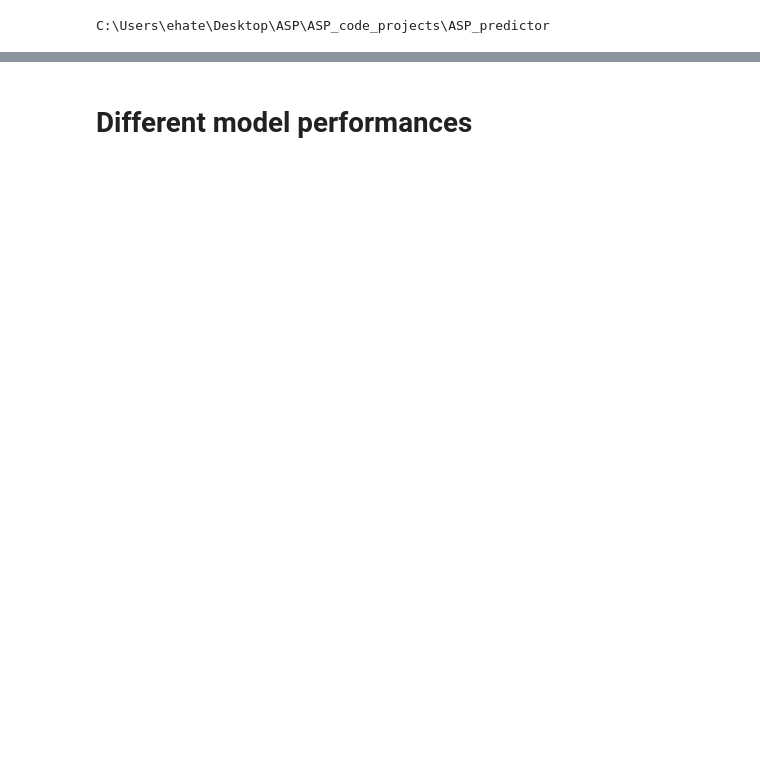
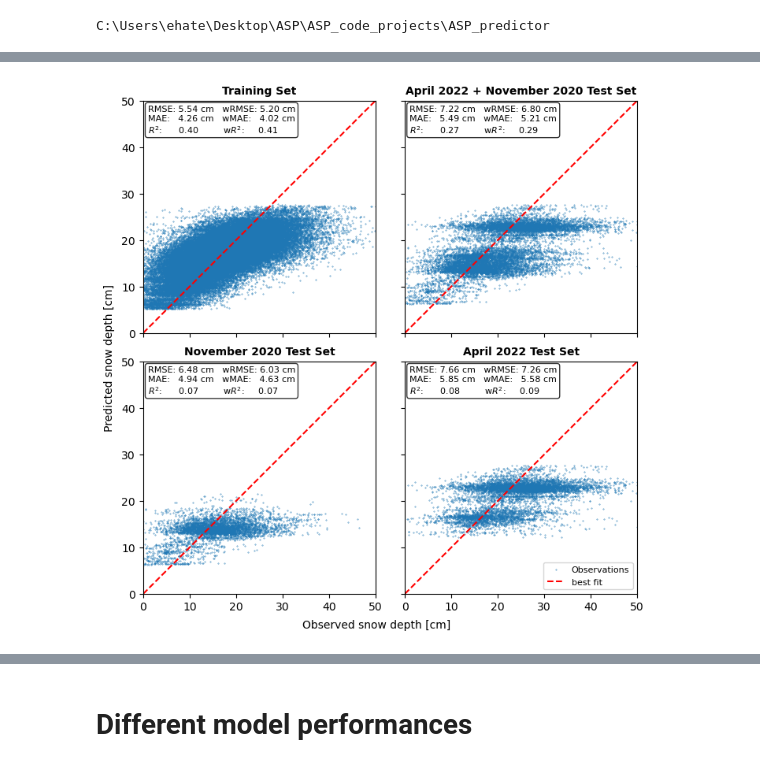
Before and after one commit to EHTellefsen/Arctic_Snow_Products, a Jupyter notebook: analysis/evaluate_model_performance.ipynb, the cells around one changed output, grey strips where cells are left out. Saved outputs shown, nothing was run; the diff lists cells and outputs as text; code cells hidden in the pictures; blank space fills up the shorter version.

```diff
--- a/analysis/evaluate_model_performance.ipynb
+++ b/analysis/evaluate_model_performance.ipynb
@@ -25,7 +13,0 @@ MODEL_SECONDARY_IDS = ['2020-2021', '2021-2022']
-# %%
-model = pickle.load(open(MODEL_FILE, 'rb'))
-
-full_df = pd.read_parquet(FULL_DATA_FILE)
-train_df = pd.read_parquet(TRAINING_DATA_FILE)
-nov_test_df = pd.read_parquet(TEST_FILE_NOVEMBER)
-apr_test_df = pd.read_parquet(TEST_FILE_APRIL)
@@ -99,0 +16,78 @@ plt.bar(model.input_features, model.model.feature_importances_)
+# %%
+%cd C:\Users\ehate\Desktop\ASP\ASP_code_projects\ASP_predictor
+
+# imports
+import pickle
+
+import pandas as pd
+import numpy as np
+import matplotlib.pyplot as plt
+
+import src.utils.standard_plots as sp
+
+data ={
+    'model': 'data/processed/models/final/ASP_RFR-model_LARM-smoothed_N3.125km.pkl',
+    'train': 'data/intermediate/datasets/EASE2_LARM-smoothed_N3.125km_v1.1/ASP_train.parquet',
+    'nov': 'data/intermediate/datasets/EASE2_LARM-smoothed_N3.125km_v1.1/ASP_test_2020-11-01_2020-12-01.parquet',
+    'apr': 'data/intermediate/datasets/EASE2_LARM-smoothed_N3.125km_v1.1/ASP_test_2022-04-01_2022-05-01.parquet'
+    }
+
+def obs_pred_plot(ax, y_true, y_pred, weights = None, val_range=(0,50),**kwargs):
+    scatter = ax.scatter(y_true, y_pred, c=weights, label='Observations',**kwargs)
+    ax.plot([val_range[0], val_range[1]], [val_range[0], val_range[1]], 'r--', label='best fit')
+    ax.set_xlim(val_range)
+    ax.set_ylim(val_range)
+
+
+
+fig, ax = plt.subplots(2, 2, figsize=(7,7),sharex=True, sharey=True, layout='constrained')
+model = pickle.load(open(data['model'], 'rb'))
+
+train_df = pd.read_parquet(data['train'])
+train_df = train_df[train_df['primary_id'].isin(['C2I'])]
+nov_test_df = pd.read_parquet(data['nov'])
+apr_test_df = pd.read_parquet(data['apr'])
+test_df = pd.concat([nov_test_df, apr_test_df], ignore_index=True)
+
+ax = ax.flatten()
+for dataset in [train_df, test_df, nov_test_df, apr_test_df]:
+    df = dataset
+    y_true = df['SD_mean'].values
+    y_pred = model.predict(df)
+    #weights = dataset['weight'].values
+
+    rmse = np.sqrt(np.mean((y_true - y_pred) ** 2))*100
+    wrmse = np.sqrt(np.mean(((y_true - y_pred) ** 2) * (df['num_samples'] / np.mean(df['num_samples']))))*100
+    mae = np.mean(np.abs(y_true - y_pred))*100
+    wmae = np.mean(np.abs(y_true - y_pred) * (df['num_samples'] / np.mean(df['num_samples'])))*100
+    r2 = 1 - (np.sum((y_true - y_pred) ** 2) / np.sum((y_true - np.mean(y_true)) ** 2))
+    wr2 = 1 - (np.sum(((y_true - y_pred) ** 2) * (df['num_samples'] / np.mean(df['num_samples'])) ) / np.sum( ((y_true - np.mean(y_true)) ** 2) * (df['num_samples'] / np.mean(df['num_samples'])) ))
+
+
+    if dataset.equals(train_df):
+        title = 'Training Set'
+        idx = 0
+    elif dataset.equals(test_df):
+        title = 'April 2022 + November 2020 Test Set'
+        idx = 1
+    elif dataset.equals(nov_test_df):
+        title = 'November 2020 Test Set'
+        idx = 2
+    else:
+        title = 'April 2022 Test Set'
+        idx = 3
+
+    obs_pred_plot(ax[idx], y_true*100, y_pred*100, val_range=(0,50), s=0.1)
+    #ax[idx].set_title(f'{title}\nRMSE: {rmse:.4f}, MAE: {mae:.4f}')
+    ax[idx].text(0.02, 0.98,
+        f"RMSE: {rmse:.2f} cm   wRMSE: {wrmse:.2f} cm" + "\n" +
+        f"MAE:   {mae:.2f} cm   wMAE:   {wmae:.2f} cm" + "\n" +
+        f"$R^2$:      {r2:.2f}         w$R^2$:     {wr2:.2f}",
+                transform=ax[idx].transAxes, fontsize=8, verticalalignment='top', bbox=dict(boxstyle='round', facecolor='white', alpha=0.8))
+    ax[idx].set_title(f'{title}', fontsize=10, fontweight='bold')
+    ax[idx].set_aspect('equal', 'box')
+fig.supxlabel('Observed snow depth [cm]', fontsize=10)
+fig.supylabel('Predicted snow depth [cm]', fontsize=10)
+ax[-1].legend(loc=4,fontsize=8)
+fig.savefig('data/fig/obs_vs_pred_LARM-smoothed_model.png', dpi=300)
+# %% [output]
@@ -99,0 +95 @@ plt.bar(model.input_features, model.model.feature_importances_)
+[figure, added]
```
Also changed, not shown: parts of 11 cells of this notebook, 5 other files.
